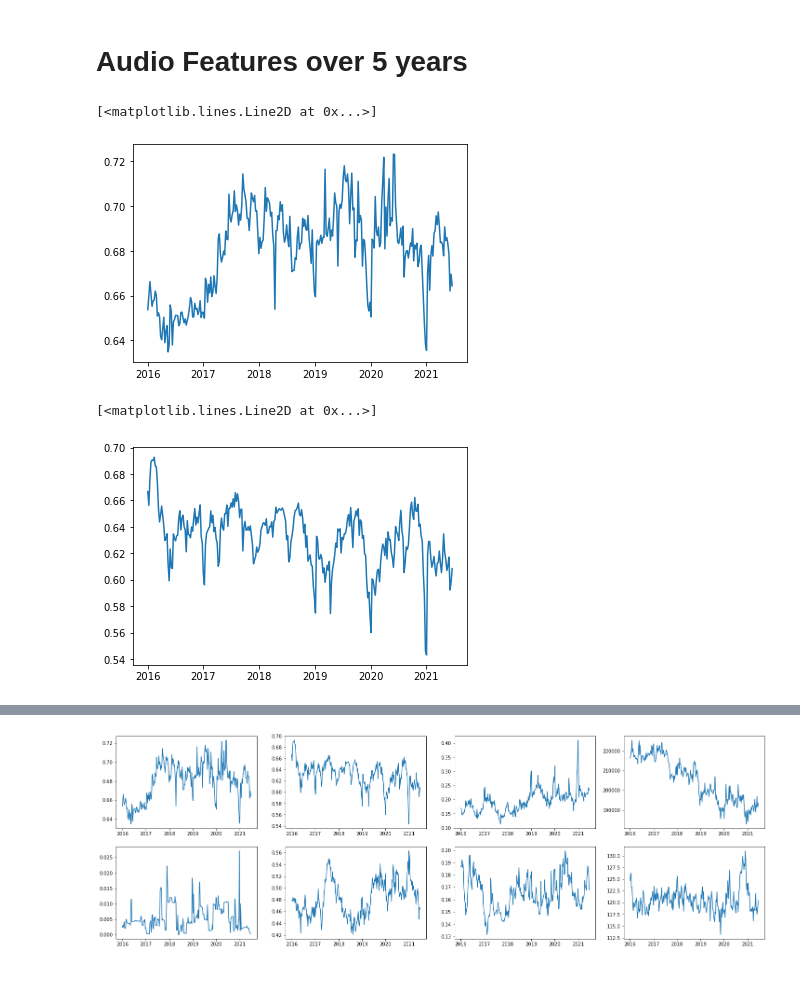
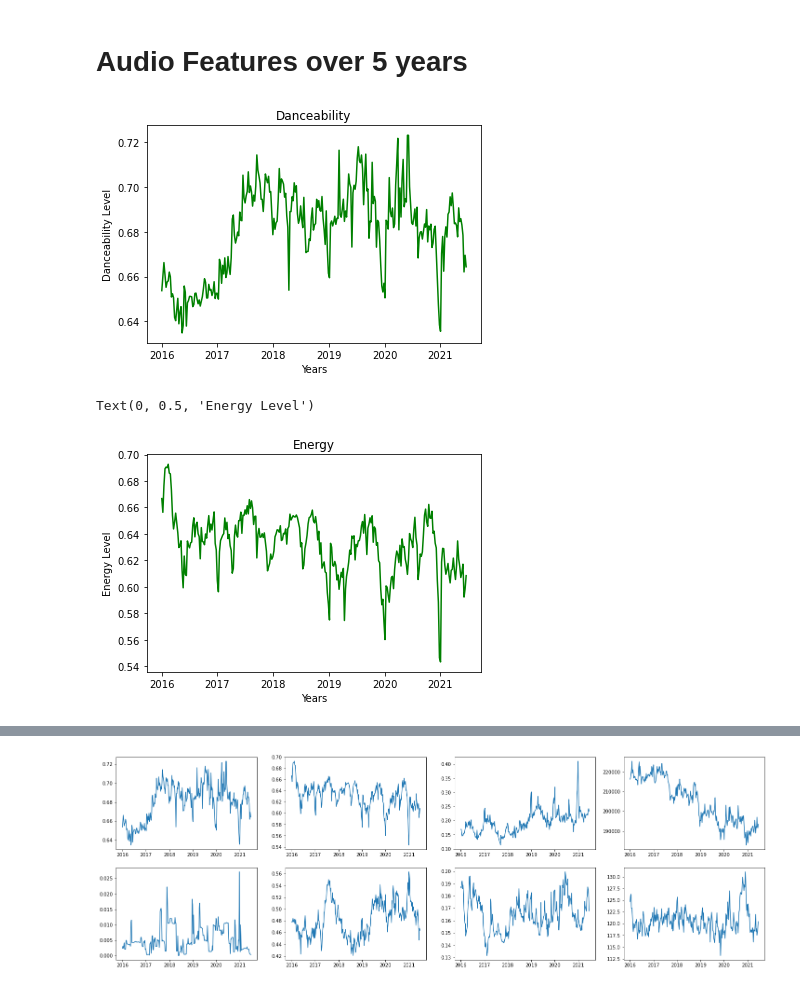
Before and after one commit to lakemp2345/Project-1, a Jupyter notebook: graph_tests.ipynb, the cells around one changed output, grey strips where cells are left out. Saved outputs shown, nothing was run; the diff lists cells and outputs as text; code cells hidden in the pictures.

Commit message:
Charts and Figures

```diff
--- a/graph_tests.ipynb
+++ b/graph_tests.ipynb
@@ -50,13 +133,19 @@ fig1.set_size_inches(25, 5)
 # %%
 y_axis = weekly_means["danceability"]
 dates = weekly_means.index
-plt.plot(dates, y_axis)
+plt.plot(dates, y_axis,color='green')
+plt.title("Danceability")
+plt.xlabel("Years")
+plt.ylabel("Danceability Level")
+plt.savefig("Figures/Tempo.png",dpi=150)
 # %% [output]
-[<matplotlib.lines.Line2D at 0x...>]
-[figure, old version]
+[figure, new version]
 # %%
 y_axis = weekly_means["energy"]
-plt.plot(dates, y_axis)
+plt.plot(dates, y_axis,color='green')
+plt.title("Energy")
+plt.xlabel("Years")
+plt.ylabel("Energy Level")
 # %% [output]
-[<matplotlib.lines.Line2D at 0x...>]
+Text(0, 0.5, 'Energy Level')
-[figure, old version]
+[figure, new version]
```
Also changed, not shown: parts of 33 cells of this notebook, 18 other files.
